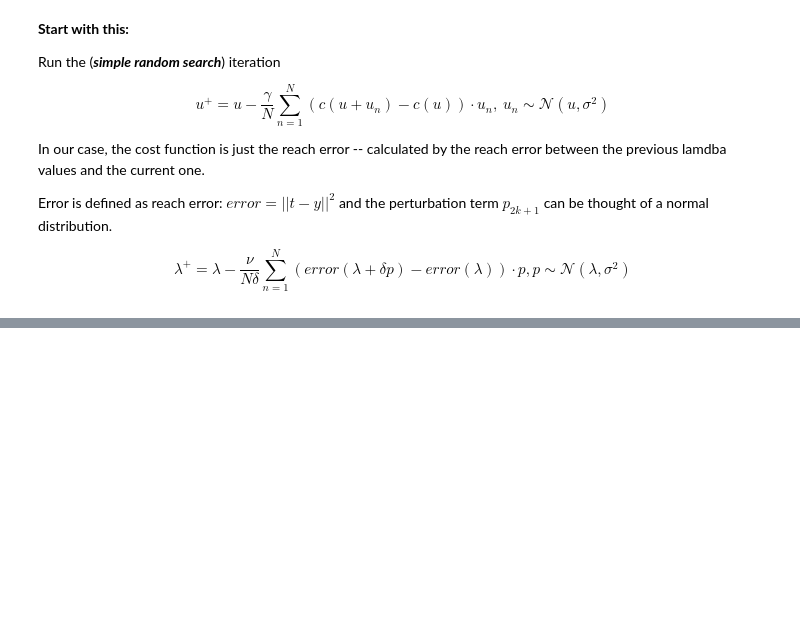
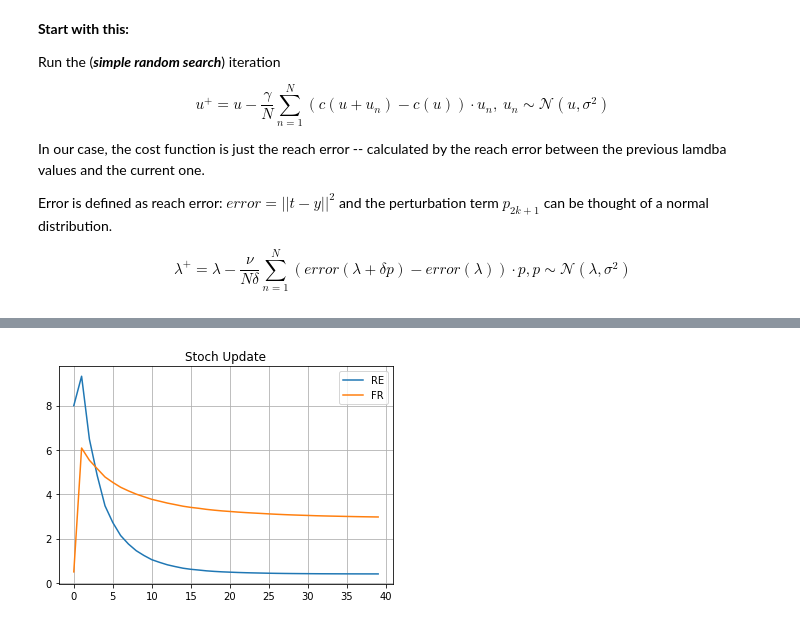
Before and after one commit to mmadduri/BMI_Model, a Jupyter notebook: Winter2020_Work.ipynb, the cells around one changed output, grey strips where cells are left out. Saved outputs shown, nothing was run; the diff lists cells and outputs as text; code cells hidden in the pictures; blank space fills up the shorter version.

Commit message:
SDE with lambda update based on perturbation of firing rate

```diff
--- a/Winter2020_Work.ipynb
+++ b/Winter2020_Work.ipynb
@@ -14,7 +14,7 @@ Error is defined as reach error: $ error = ||t-y||^2 $ and the perturbation term
 
 $$ \lambda^+ = \lambda - \frac{\nu}{N\delta} \sum_{n = 1}^N ( error(\lambda + \delta p) - error(\lambda) ) \cdot  p, p \sim \mathcal{N}(\lambda,\sigma^2) $$
 # %%
-mport numpy as np
+import numpy as np
 import matplotlib.pyplot as plt
 
 
@@ -22,11 +22,6 @@ import matplotlib.pyplot as plt
 
 ####################
 # Brain Model
-def calcNextLambda(lambda_vect, gamma, delta_perturb, targ_vect):
-  # This is the vector to multiply the lambda update term with = [1 t_x t_y]'
-  targ_vect_mult = np.insert(targ_vect, 0, 1)
-  return lambda_vect - (gamma*delta_perturb*targ_vect_mult)
-
 def calcNextLambda_element(lambda_vect, gamma, delta_perturb, targ_vect):
   # This is the vector to multiply the lambda update term with = [1 t_x t_y]'
   targ_vect_mult = np.insert(targ_vect, 0, 1)
@@ -60,8 +55,10 @@ def decoder_findY(firing_rate, targ_vect):
   return (nextPred_vect)
 
 # Note to self: this function is returning a + Kf = y accurately
-# ######
-# define reach error
+
+####################
+# Reach error
+
 # y_x, y_y = matrix of predicted cursor position
 # t_x, t_y = matrix of target position
 def calcReachError(y_vect, t_vect):
@@ -73,31 +70,12 @@ def reachError_FR(firing_rate, targ_vect):
   t_vect = targ_vect
   return calcReachError(y_vect, t_vect)
 
-
 #########
 ## Related to Stochastic Gradient Descent
-
-
-# find next g
-# define random search
 
 # this is only 1 iteration of SGD
 # takes in a vector lambda
 # start with scalar case
-def findErrorGrad_fr(fr_input, sigma, delta, targ_vect):
-  N_sum = 0
-  N_neurons = np.size(fr_input)
-  N_samp = 100
-
-  perturb_rand = np.random.normal(fr_input, sigma, N_samp)
-
-  for iN in range(N_samp):
-    N_sum = N_sum + (reachError_FR(fr_input + delta*perturb_rand[iN], targ_vect) - reachError_FR(fr_input, targ_vect))*perturb_rand[iN]
-
-  errorGrad = N_sum/(N_samp*delta)
-  # print(avgUpdate)
-  return errorGrad
-
 def findErrorGrad_lambda(lambda_input, sigma, delta, targ_vect):
   N_samp = 100
   lambda_size = np.size(lambda_input)
@@ -183,62 +161,6 @@ def gradDesc_lambda(fr_init, lambda_init, targ_vect, learn_rate, numIter, sigma,
 
 
 # param vect = what to update
-def gradDesc_fr(fr_init, lambda_init, targ_vect, learn_rate, numIter, sigma, delta):
-  lambda_vect = np.zeros((np.size(lambda_init), numIter))
-  lambda_vect[:,0] = lambda_init
-
-  fr_vect = np.zeros(numIter)
-  fr_next = np.array(fr_init)
-  fr_vect[0] = np.array(fr_next)
-
-
-  err_vect = np.zeros(numIter)
-  err_next = reachError_FR(fr_vect[-1], targ_vect)
-  err_vect[0] = np.array(err_next)
-
-  for iT in range(0, numIter-1, 1):
-    # delta_perturb = \Delta_feedback term due to perturbation
-    delta_perturb = findErrorGrad_fr(fr_init[:, iT], sigma, delta, targ_vect)
-    # print("delta perturb = " + str(delta_perturb))
-
-    # lambda+ = lambda - learn_rate*delta_perturb
-    lambda_next = calcNextLambda(lambda_vect[:, iT], learn_rate, delta_perturb, targ_vect)
-    # print("next lambda = " + str(lambda_next))
-
-    # # calculate new firing rate with lamdba+
-    fr_next = np.abs(brainFiringRate(lambda_next, targ_vect))
-    # print("fr_next = " + str(fr_next))
-
-    # calculate new reach error with lamdba+ and fr+
-    err_next = np.array(reachError_FR(fr_next, targ_vect))
-    # print("error next = " + str(err_next))
-
-
-    # update vectors
-    fr_vect[iT+1] = fr_next
-    err_vect[iT+1] = err_next
-    lambda_vect[:, iT+1] = lambda_next
-
-
-  it_idx = np.linspace(0, numIter, numIter, endpoint=False)
-  plt.figure()
-  fig, ax = plt.subplots()
-
-  ax.plot(it_idx, err_vect, label = 'RE')
-  ax.plot(it_idx, fr_vect, label = 'FR')
-  leg = ax.legend();
-  plt.grid()
-  plt.title('Stoch Update')
-
-  plt.figure()
-  fig2, ax2 = plt.subplots()
-  ax2.plot(it_idx, lambda_vect[0, :], label = 'b')
-  ax2.plot(it_idx, lambda_vect[1, :], label = 'Wx')
-  ax2.plot(it_idx, lambda_vect[2, :], label = 'Wy')
-  leg = ax2.legend();
-  plt.grid()
-  plt.title('Stoch Update of Lambda')
-
 #### Code
 
 ##### TESTING ONLY
@@ -292,3 +214,4 @@ gradDesc_lambda(fr_init, lambda_init, TARGET_VECTOR, learn_rate, numIter, sigma,
 # print(e1)
 # print(reachError_FR(u_init, TARGET_VECTOR))
 # print(np.linalg.norm(e1, 2)**2)
+# %% [output]
@@ -294,0 +219 @@ gradDesc_lambda(fr_init, lambda_init, TARGET_VECTOR, learn_rate, numIter, sigma,
+[figure, added]
```
Also changed, not shown: parts of 2 cells of this notebook.
